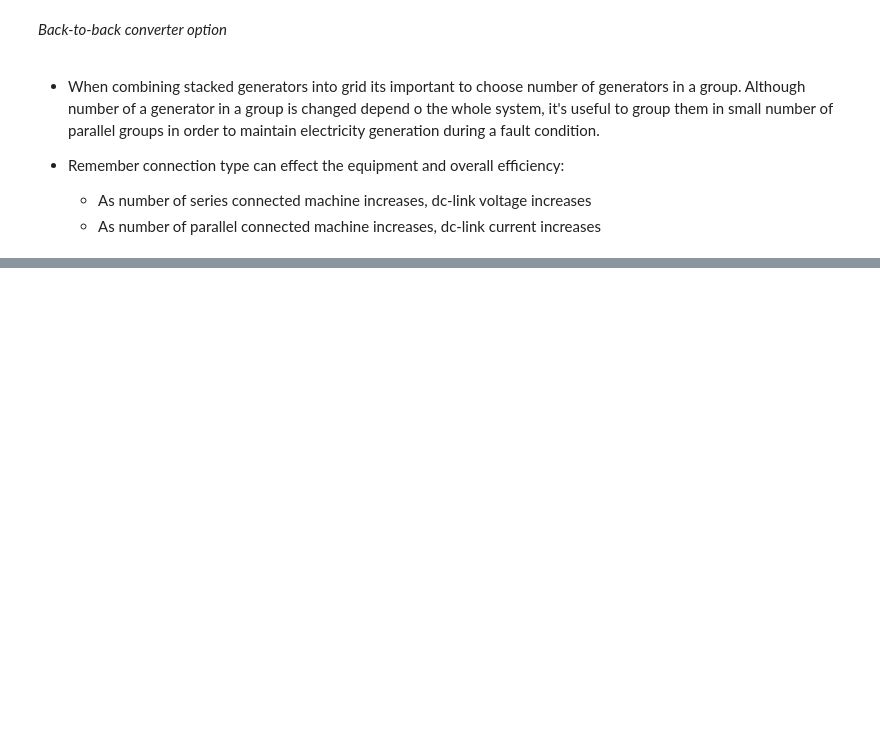
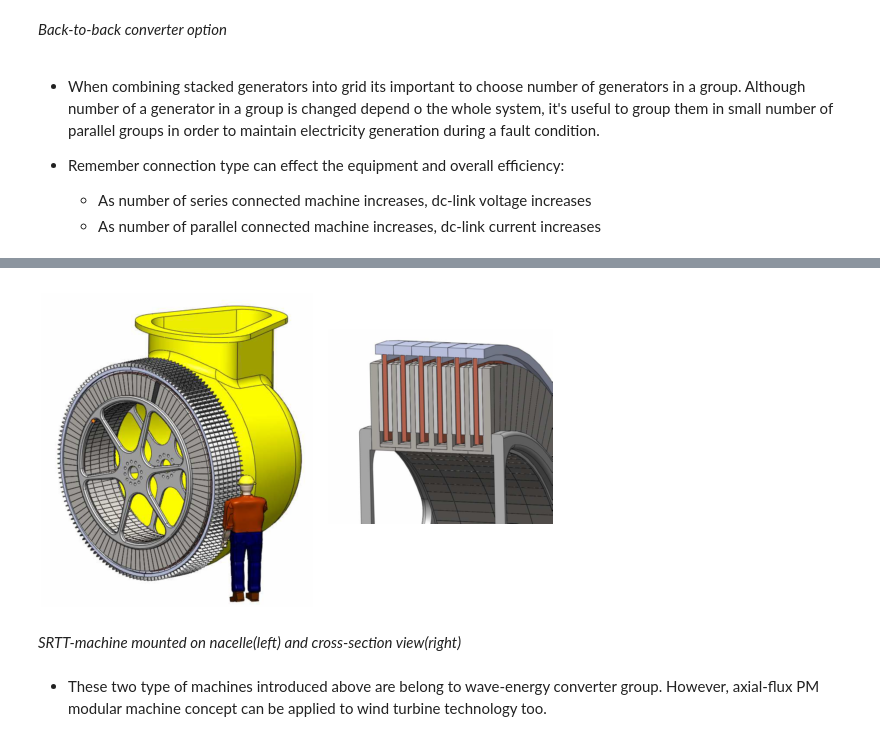
Before and after one commit to aydinbaskaya/MS_Thesis, a Jupyter notebook: Modular Generators/Documents/Direct-drive wind turbines .ipynb, the cells around one changed output, grey strips where cells are left out. Drawn from its saved outputs; the diff is of its cells as text; code cells hidden in the pictures; blank space fills up the shorter version.

```diff
--- a/Modular Generators/Documents/Direct-drive wind turbines .ipynb
+++ b/Modular Generators/Documents/Direct-drive wind turbines .ipynb
@@ -409,0 +441,9 @@ Image(filename='backtoback.png')
+# %%
+from IPython.display import Image
+Image(filename='srtt.png')
+# %% [output]
+[figure, added]
+# %% [markdown]
+*SRTT-machine mounted on nacelle(left) and cross-section view(right)*
+# %% [markdown]
+* These two type of machines introduced above are belong to wave-energy converter group. However, axial-flux PM modular machine concept can be applied to wind turbine technology too.
```
Also changed, not shown: parts of 6 cells of this notebook, 1 other file.
